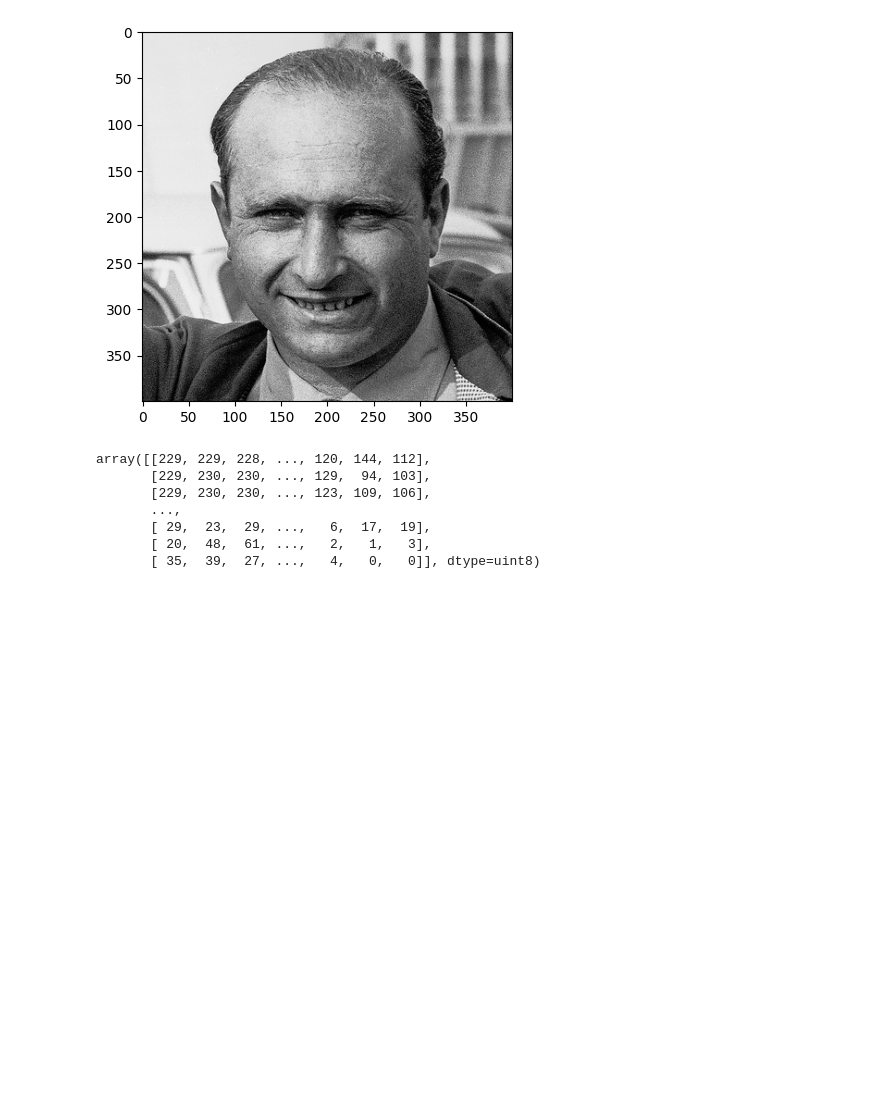
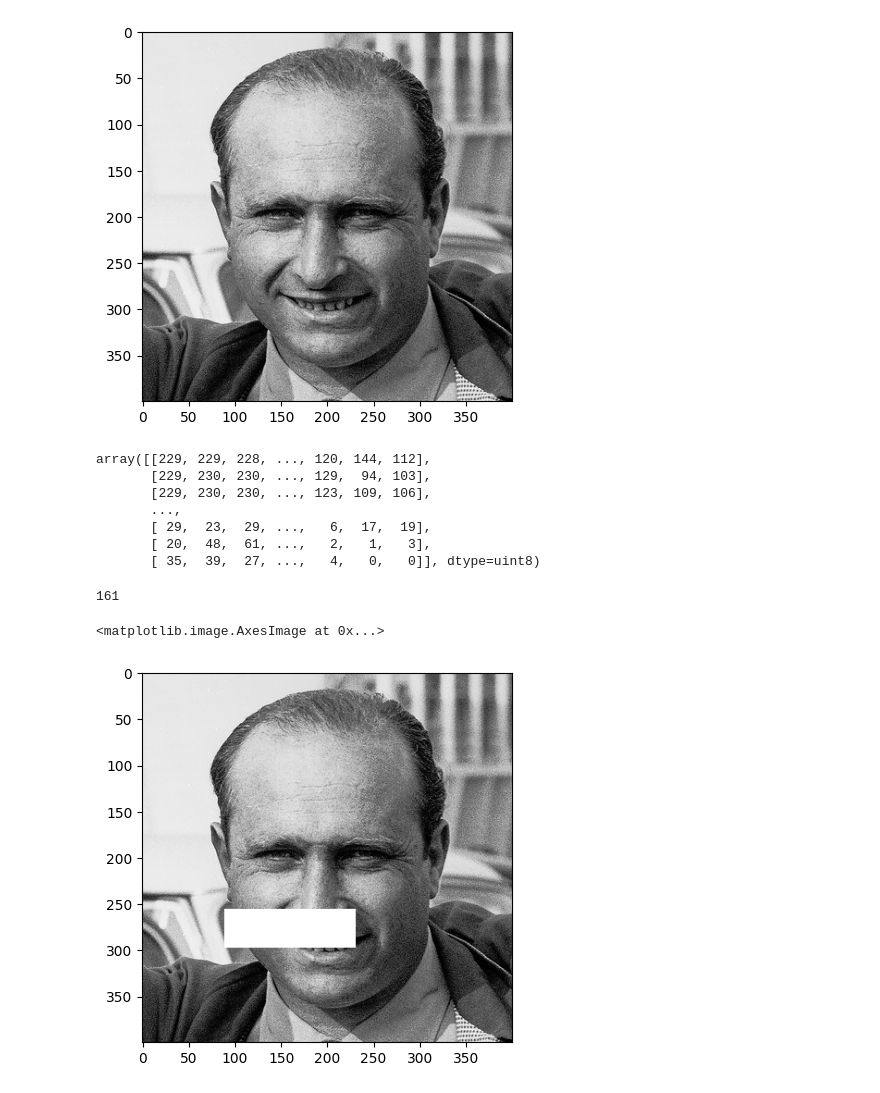
Before and after one commit to Nimira43/Computer-Vision, a Jupyter notebook: 02_Grayscale_Spectrum_II.ipynb, the cells around one changed output. Saved outputs shown, nothing was run; the diff lists cells and outputs as text; code cells hidden in the pictures; blank space fills up the shorter version.

Commit message:
Manipulating image and saving two different modded images.

```diff
--- a/02_Grayscale_Spectrum_II.ipynb
+++ b/02_Grayscale_Spectrum_II.ipynb
@@ -203,3 +203,15 @@ array([[229, 229, 228, ..., 120, 144, 112],
        [ 29,  23,  29, ...,   6,  17,  19],
        [ 20,  48,  61, ...,   2,   1,   3],
        [ 35,  39,  27, ...,   4,   0,   0]], dtype=uint8)
+# %%
+fangio[27, 178]   # colour value at position 27, 178
+# %% [output]
+161
+# %%
+fangio2 = fangio.copy()
+fangio2[256:298, 89:231] = 255   # making a copy of the Fangio photo, selecting a range of pixels and assigning pixel value of 255 = white
+# %%
+plt.imshow(fangio2, cmap='gray')
+# %% [output]
+<matplotlib.image.AxesImage at 0x...>
+[figure, added]
```
Also changed, not shown: parts of 3 cells of this notebook.
